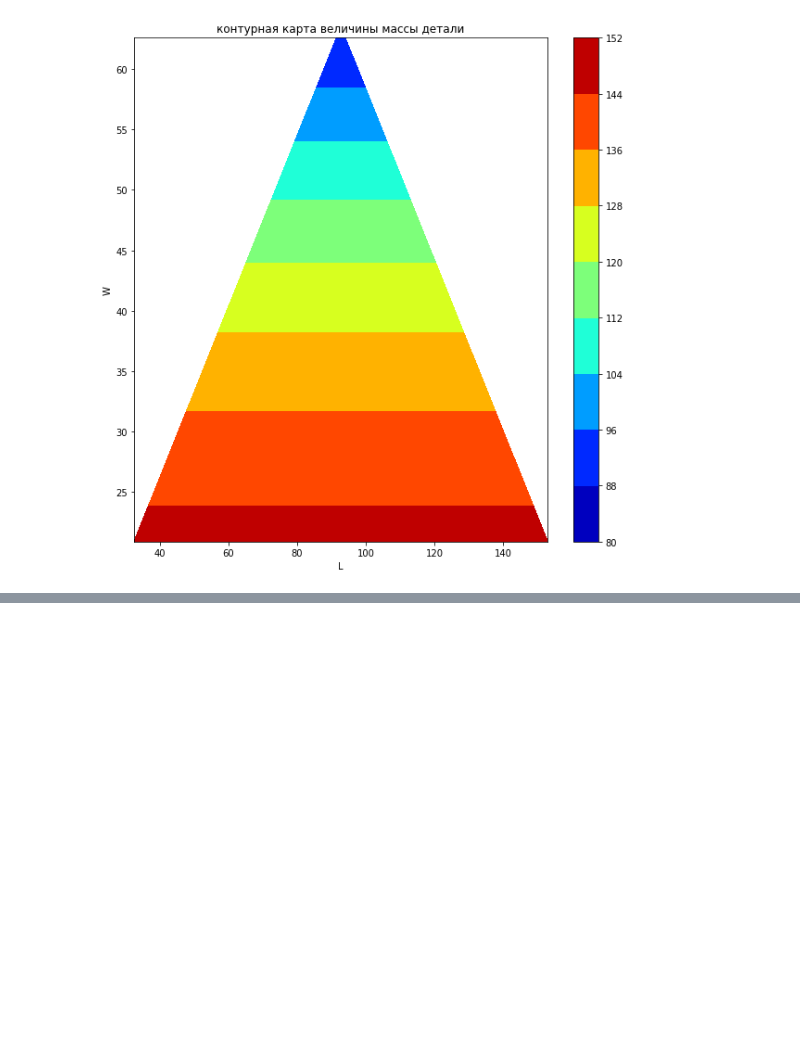
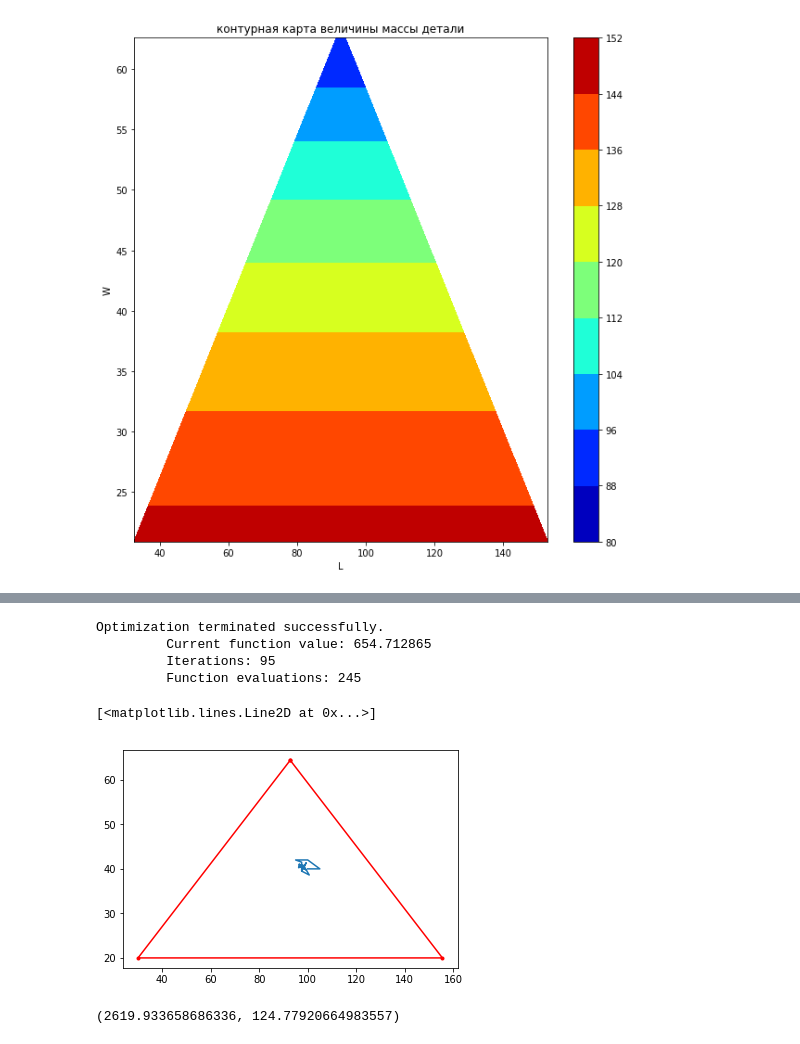
Before and after one commit to alxkorn/ISM, a Jupyter notebook: HW2.ipynb, the cells around one changed output, grey strips where cells are left out. Drawn from its saved outputs; the diff is of its cells as text; code cells hidden in the pictures; blank space fills up the shorter version.

Commit message:
Optimization

```diff
--- a/HW2.ipynb
+++ b/HW2.ipynb
@@ -402,0 +404,38 @@ plt.scatter(mass,sig)
+# %%
+def opt_func(L,W,mp,sp,lst=[]):
+    lst.append([L,W])
+    if in_border(np.array([[L,W]]),points_bounds)[0]:
+        s,m = calc_specs(L,W,0.0)
+        return np.abs(m-mp)+np.abs(s-sp)
+    else:
+        return 1e20
+# %%
+M, S = np.meshgrid(np.linspace(90.,105.,5),np.linspace(2000.,2800.,5))
+perfect_points = np.vstack((M.ravel(),S.ravel())).T
+# %%
+rez = []
+for point in perfect_points:
+    lst = []
+    ret = scipy.optimize.minimize(lambda x, mp, sp, lst: opt_func(x[0], x[1],mp, sp, lst), [100., 40.],
+                  args=(point[0],point[1], lst),
+                  method='Nelder-Mead',
+                  options={'xatol':1e-2, 'disp': True, 'maxiter':1000})
+    rez.append(ret['x'])
+with open('rez.bin','wb') as mf:
+    pickle.dump(rez,mf)
+# %% [output]
+Optimization terminated successfully.
+         Current function value: 654.712865
+         Iterations: 95
+         Function evaluations: 245
+# %%
+arr = np.array(lst)
+plt.plot(arr[:,0],arr[:,1])
+plt.plot(points_bounds[:,0],points_bounds[:,1],'.-r')
+# %% [output]
+[<matplotlib.lines.Line2D at 0x...>]
+[figure, added]
+# %%
+calc_specs(ret['x'][0],ret['x'][1],0.0)
+# %% [output]
+(2619.933658686336, 124.77920664983557)
```
Also changed, not shown: parts of 5 cells of this notebook.
